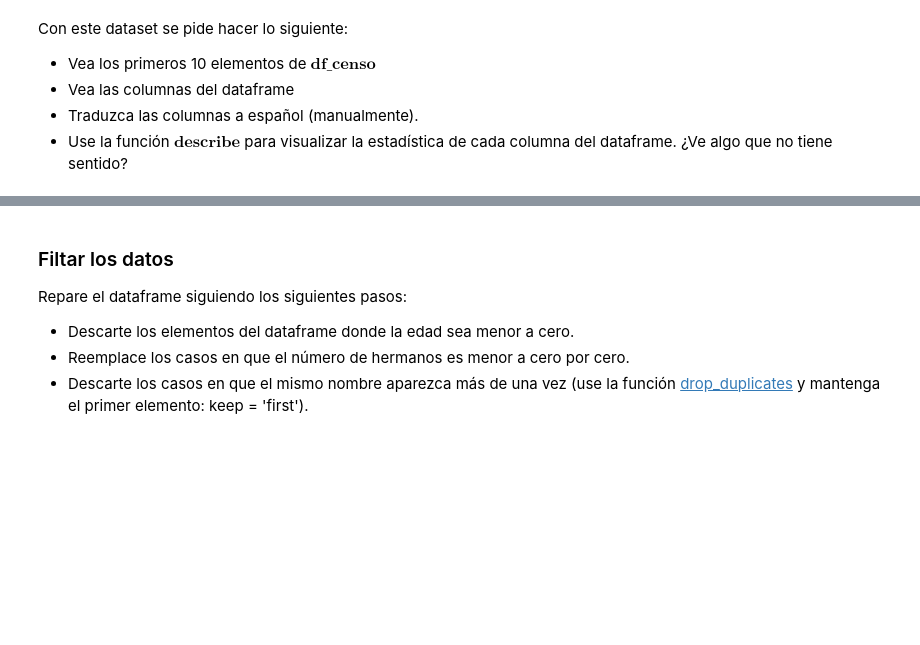
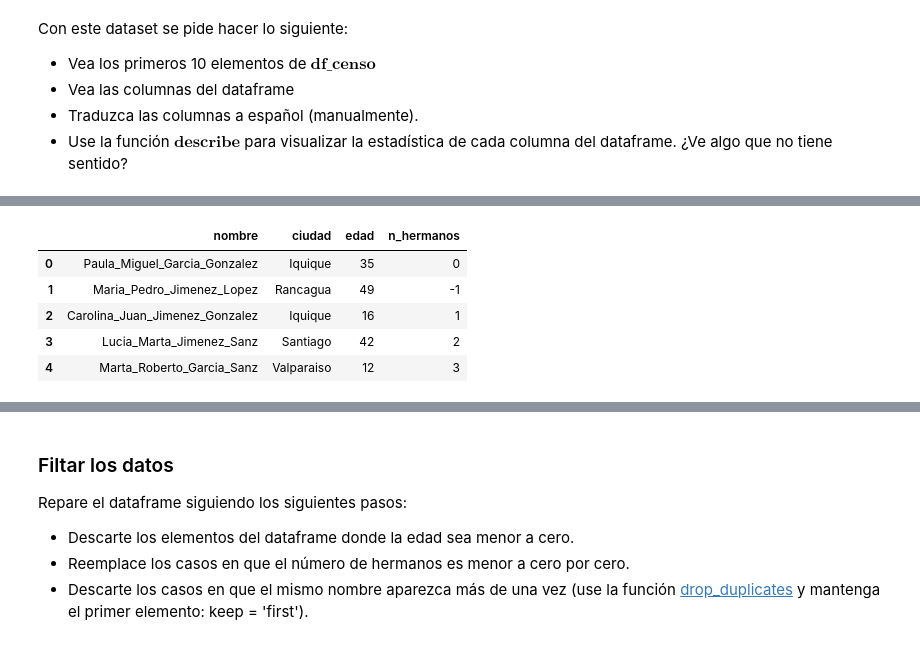
Before and after one commit to Vlxn761/Tarea-1, a Jupyter notebook: Tarea_1.ipynb, the cells around one changed output, grey strips where cells are left out. Drawn from its saved outputs; the diff is of its cells as text; code cells hidden in the pictures; blank space fills up the shorter version.

```diff
--- a/Tarea_1.ipynb
+++ b/Tarea_1.ipynb
@@ -167,0 +208,11 @@ Con este dataset se pide hacer lo siguiente:
+# %%
+traduccion = {"name": "nombre", "city": "ciudad", "age": "edad", "n_siblings": "n_hermanos"}
+df_censo.rename(columns = traduccion, inplace=True)
+df_censo.head()
+# %% [output]
+|  | nombre | ciudad | edad | n_hermanos |
+| 0 | Paula_Miguel_Garcia_Gonzalez | Iquique | 35 | 0 |
+| 1 | Maria_Pedro_Jimenez_Lopez | Rancagua | 49 | -1 |
+| 2 | Carolina_Juan_Jimenez_Gonzalez | Iquique | 16 | 1 |
+| 3 | Lucia_Marta_Jimenez_Sanz | Santiago | 42 | 2 |
+| 4 | Marta_Roberto_Garcia_Sanz | Valparaiso | 12 | 3 |
```
Also changed, not shown: parts of 12 cells of this notebook.
